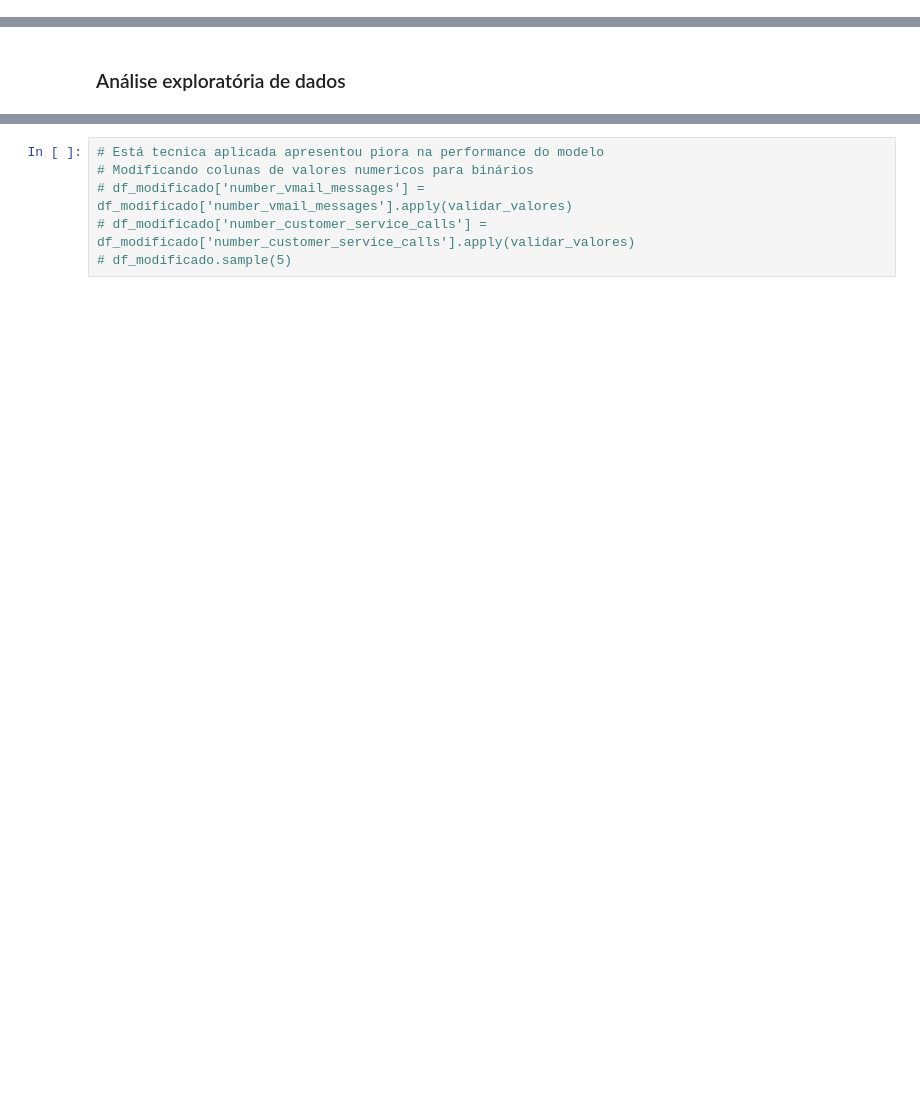
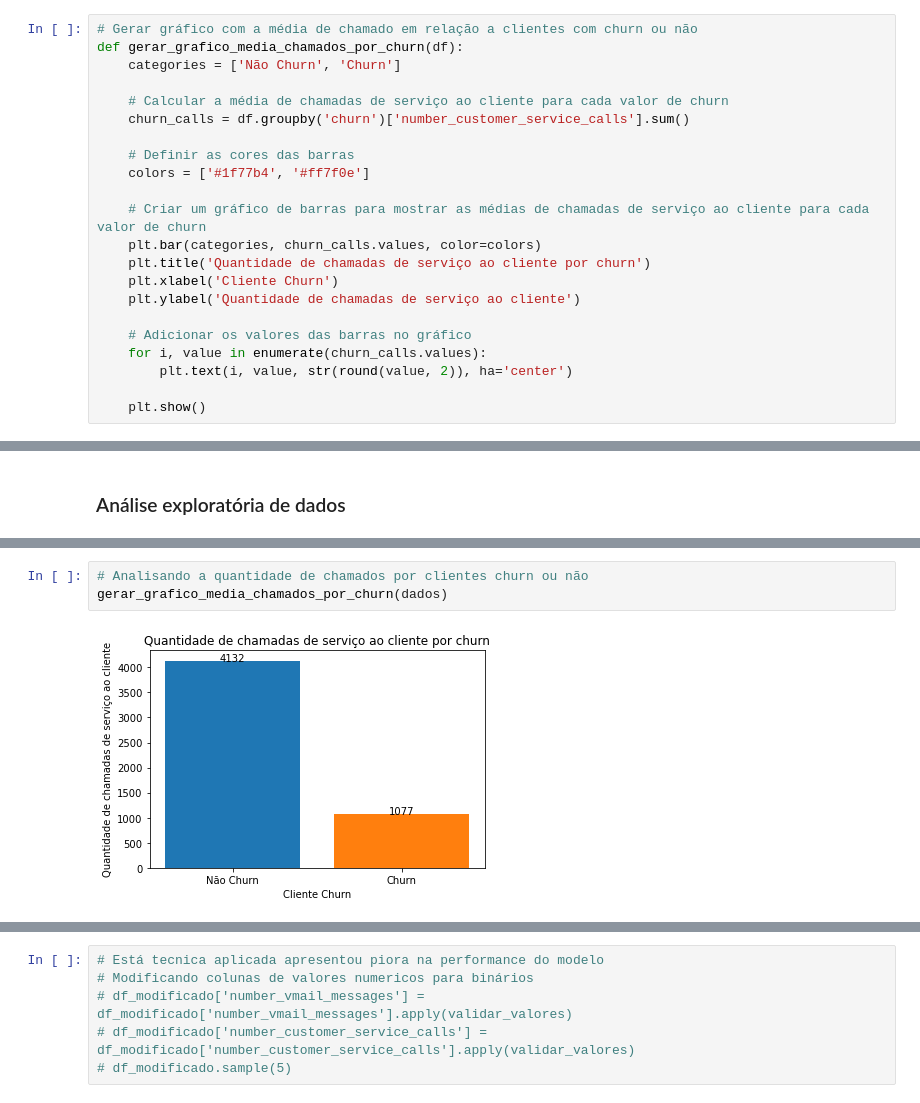
Before and after one commit to jrsilva051/prevendoCustomerChurnOperadorasTelecom, a Jupyter notebook: projetoCustomerChurn.ipynb, the cells around one changed output, grey strips where cells are left out. Drawn from its saved outputs; the diff is of its cells as text; blank space fills up the shorter version.

```diff
--- a/projetoCustomerChurn.ipynb
+++ b/projetoCustomerChurn.ipynb
@@ -68,3 +68,25 @@ def validar_valores(valor):
 def aplicar_balanceamento_classes(variavel_alvo, variaveis_preditoras):
     smote = SMOTE(random_state=42)
     return smote.fit_resample(variavel_alvo, variaveis_preditoras)
+# %%
+# Gerar gráfico com a média de chamado em relação a clientes com churn ou não
+def gerar_grafico_media_chamados_por_churn(df):
+    categories = ['Não Churn', 'Churn']
+
+    # Calcular a média de chamadas de serviço ao cliente para cada valor de churn
+    churn_calls = df.groupby('churn')['number_customer_service_calls'].sum()
+
+    # Definir as cores das barras
+    colors = ['#1f77b4', '#ff7f0e']
+
+    # Criar um gráfico de barras para mostrar as médias de chamadas de serviço ao cliente para cada valor de churn
+    plt.bar(categories, churn_calls.values, color=colors)
+    plt.title('Quantidade de chamadas de serviço ao cliente por churn')
+    plt.xlabel('Cliente Churn')
+    plt.ylabel('Quantidade de chamadas de serviço ao cliente')
+
+    # Adicionar os valores das barras no gráfico
+    for i, value in enumerate(churn_calls.values):
+        plt.text(i, value, str(round(value, 2)), ha='center')
+
+    plt.show()
@@ -151,0 +284,5 @@ plt.show()
+# %%
+# Analisando a quantidade de chamados por clientes churn ou não
+gerar_grafico_media_chamados_por_churn(dados)
+# %% [output]
+[figure, added]
```
Also changed, not shown: parts of 41 cells of this notebook.
